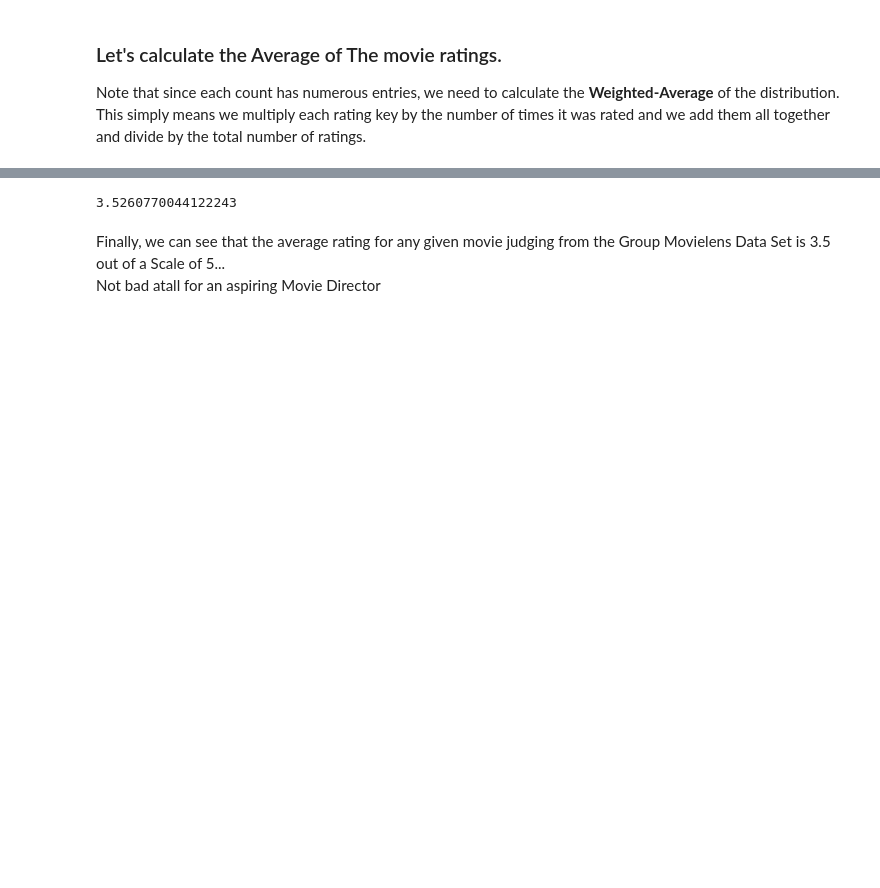
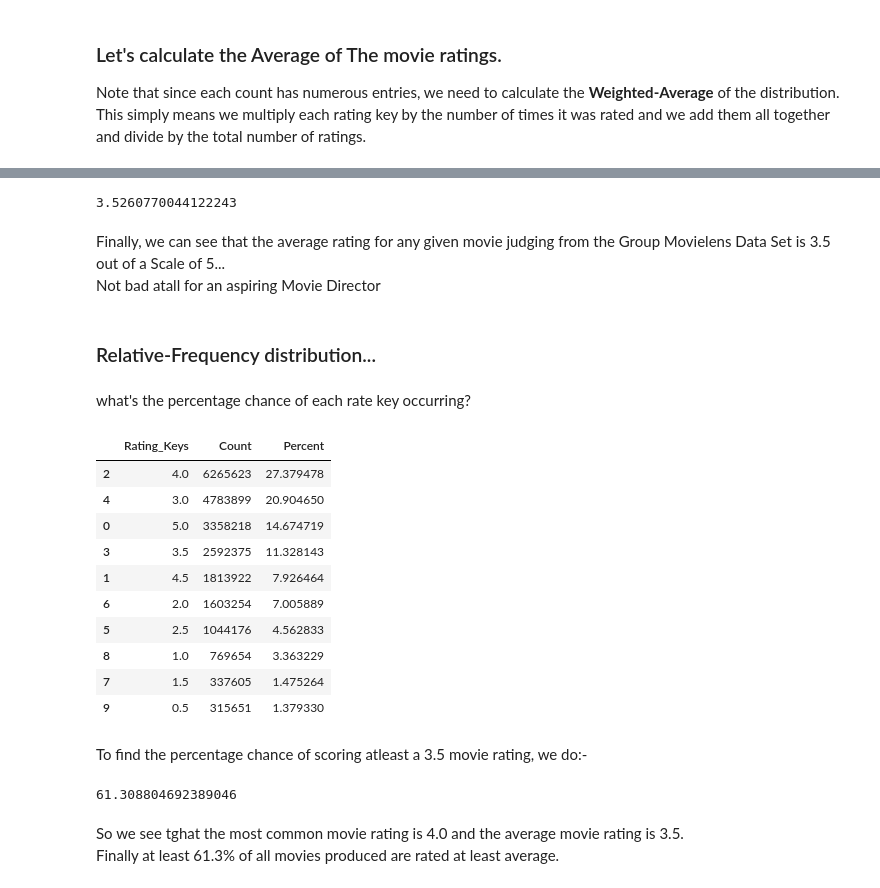
Before and after one commit to Lawrence-Krukrubo/Effective_Python, a Jupyter notebook: iterators_and_iterables.ipynb, the cells around one changed output, grey strips where cells are left out. Cells and saved outputs as stored; diff of their text form; code cells hidden in the pictures; blank space fills up the shorter version.

```diff
--- a/iterators_and_iterables.ipynb
+++ b/iterators_and_iterables.ipynb
@@ -424,6 +424,3 @@ plt.show()
 ### Let's calculate the Average of The movie ratings.
 Note that since each count has numerous entries, we need to calculate the **Weighted-Average** of the distribution.<br>
 This simply means we multiply each rating key by the number of times it was rated and we add them all together and divide by the total number of ratings.
-# %%
-# First, let's add a column of product of each Rating keys by the count.
-ratings_dict_df['Product'] = ratings_dict_df.Rating_Keys.values * ratings_dict_df.Count.values
@@ -444,8 +427,42 @@ ratings_dict_df
-# %%
-Weighted_ave = sum(ratings_dict_df.Product) / len(ratings_df)
-Weighted_ave
-# %% [output]
-3.5260770044122243
+# %%
+# So first we find the sum of the product of rate keys and corresponding values
+product = sum((ratings_dict_df.Rating_Keys * ratings_dict_df.Count))
+
+# Then we divide product by total ratings available
+weighted_average = product / len(ratings_df)
+
+# Then we display the weighted-average of the movie ratings data frame
+weighted_average
+# %% [output]
+3.5260770044122243
 # %% [markdown]
 Finally, we can see that the average rating for any given movie judging from the Group Movielens Data Set is 3.5 out of a Scale of 5...<br>
 Not bad atall for an aspiring Movie Director
+# %% [markdown]
+### Relative-Frequency distribution...
+# %% [markdown]
+what's the percentage chance of each rate key occurring?
+# %%
+ratings_dict_df['Percent'] = ratings_dict_df['Count'].apply(lambda x: (x / (len(ratings_df)) * 100))
+ratings_dict_df
+# %% [output]
+|  | Rating_Keys | Count | Percent |
+| 2 | 4.0 | 6265623 | 27.379478 |
+| 4 | 3.0 | 4783899 | 20.904650 |
+| 0 | 5.0 | 3358218 | 14.674719 |
+| 3 | 3.5 | 2592375 | 11.328143 |
+| 1 | 4.5 | 1813922 | 7.926464 |
+| 6 | 2.0 | 1603254 | 7.005889 |
+| 5 | 2.5 | 1044176 | 4.562833 |
+| 8 | 1.0 | 769654 | 3.363229 |
+| 7 | 1.5 | 337605 | 1.475264 |
+| 9 | 0.5 | 315651 | 1.379330 |
+# %% [markdown]
+To find the percentage chance of scoring atleast a 3.5 movie rating, we do:-
+# %%
+sum(ratings_dict_df[ratings_dict_df.Rating_Keys >= 3.5]['Percent'])
+# %% [output]
+61.308804692389046
+# %% [markdown]
+So we see tghat the most common movie rating is 4.0 and the average movie rating is 3.5.
+<br>Finally at least 61.3% of all movies produced are rated at least average.
```
Also changed, not shown: parts of 2 cells of this notebook.
